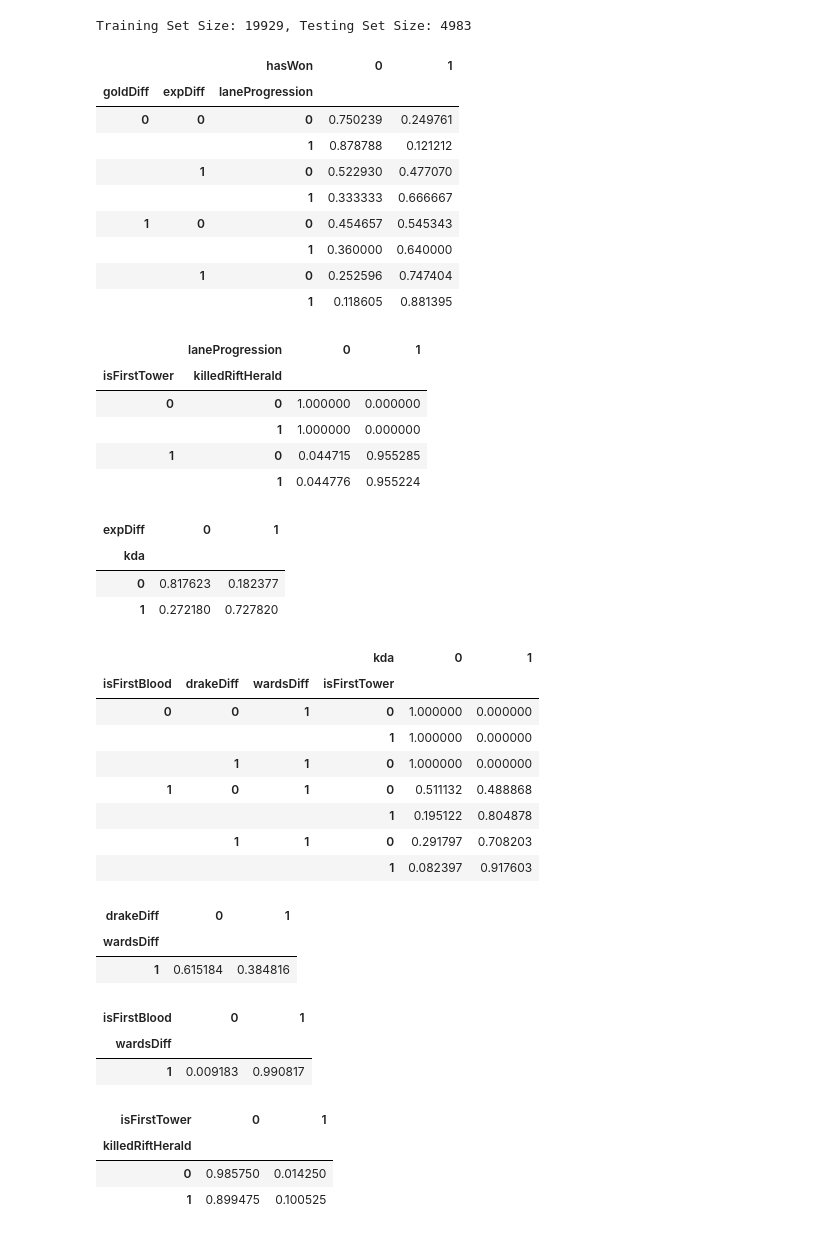
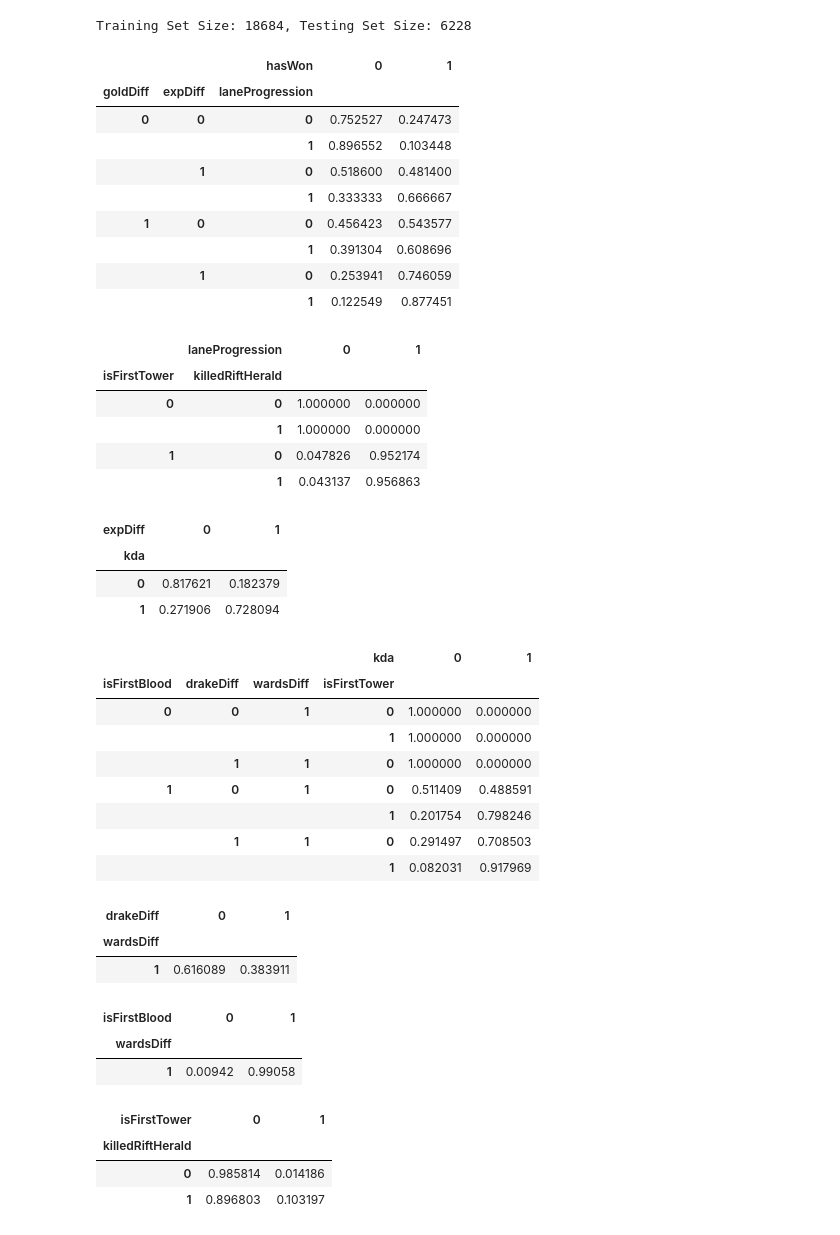
Before and after one commit to katulevskiy/LoLPredictions, a Jupyter notebook: main.ipynb, the cells around one changed output. Cells and saved outputs as stored; diff of their text form; code cells hidden in the pictures.

```diff
--- a/main.ipynb
+++ b/main.ipynb
@@ -107,72 +107,72 @@ plt.show()
 # %%
 #DATA SPLITTING AND CPTS
 target = 'hasWon'
-train_data, test_data = train_test_split(df_bn, test_size=0.2, random_state=42)
+train_data, test_data = train_test_split(df_bn, test_size=0.25, random_state=42)
 print(f"Training Set Size: {len(train_data)}, Testing Set Size: {len(test_data)}")
 
 # Calculating CPTs using Maximum Likelihood Estimation(MLE)
 P_hasWon_given_gd_ed_lp = train_data.groupby(['goldDiff', 'expDiff', 'laneProgression'])['hasWon'].value_counts(normalize=True).unstack().fillna(0)
 P_lp_given_ft_rh = train_data.groupby(['isFirstTower', 'killedRiftHerald'])['laneProgression'].value_counts(normalize=True).unstack().fillna(0)
 P_gd_given_k = train_data.groupby('kda')['goldDiff'].value_counts(normalize=True).unstack().fillna(0)
 P_ed_given_k = train_data.groupby('kda')['expDiff'].value_counts(normalize=True).unstack().fillna(0)
 P_k_given_fb_dd_wd_ft = train_data.groupby(['isFirstBlood', 'drakeDiff', 'wardsDiff', 'isFirstTower'])['kda'].value_counts(normalize=True).unstack().fillna(0)
 P_dd_given_wd = train_data.groupby('wardsDiff')['drakeDiff'].value_counts(normalize=True).unstack().fillna(0)
 P_fb_given_wd = train_data.groupby('wardsDiff')['isFirstBlood'].value_counts(normalize=True).unstack().fillna(0)
 P_ft_given_rh = train_data.groupby('killedRiftHerald')['isFirstTower'].value_counts(normalize=True).unstack().fillna(0)
 
 # Compute marginal probabilities for nodes without parents
 P_wd = train_data['wardsDiff'].value_counts(normalize=True).to_dict()
 P_rh = train_data['killedRiftHerald'].value_counts(normalize=True).to_dict()
 
 # DATA VISUALIZING
 display(P_hasWon_given_gd_ed_lp)
 display(P_lp_given_ft_rh)
 display(P_ed_given_k)
 display(P_k_given_fb_dd_wd_ft)
 display(P_dd_given_wd)
 display(P_fb_given_wd)
 display(P_ft_given_rh)
 display(P_wd)
 display(P_rh)
 # %% [output]
-Training Set Size: 19929, Testing Set Size: 4983
+Training Set Size: 18684, Testing Set Size: 6228
 |  |  | hasWon | 0 | 1 |
 | goldDiff | expDiff | laneProgression |  |  |
-| 0 | 0 | 0 | 0.750239 | 0.249761 |
-|  |  | 1 | 0.878788 | 0.121212 |
-|  | 1 | 0 | 0.522930 | 0.477070 |
+| 0 | 0 | 0 | 0.752527 | 0.247473 |
+|  |  | 1 | 0.896552 | 0.103448 |
+|  | 1 | 0 | 0.518600 | 0.481400 |
 |  |  | 1 | 0.333333 | 0.666667 |
-| 1 | 0 | 0 | 0.454657 | 0.545343 |
-|  |  | 1 | 0.360000 | 0.640000 |
-|  | 1 | 0 | 0.252596 | 0.747404 |
-|  |  | 1 | 0.118605 | 0.881395 |
+| 1 | 0 | 0 | 0.456423 | 0.543577 |
+|  |  | 1 | 0.391304 | 0.608696 |
+|  | 1 | 0 | 0.253941 | 0.746059 |
+|  |  | 1 | 0.122549 | 0.877451 |
 |  | laneProgression | 0 | 1 |
 | isFirstTower | killedRiftHerald |  |  |
 | 0 | 0 | 1.000000 | 0.000000 |
 |  | 1 | 1.000000 | 0.000000 |
-| 1 | 0 | 0.044715 | 0.955285 |
-|  | 1 | 0.044776 | 0.955224 |
+| 1 | 0 | 0.047826 | 0.952174 |
+|  | 1 | 0.043137 | 0.956863 |
 | expDiff | 0 | 1 |
 | kda |  |  |
-| 0 | 0.817623 | 0.182377 |
-| 1 | 0.272180 | 0.727820 |
+| 0 | 0.817621 | 0.182379 |
+| 1 | 0.271906 | 0.728094 |
 |  |  |  | kda | 0 | 1 |
 | isFirstBlood | drakeDiff | wardsDiff | isFirstTower |  |  |
 | 0 | 0 | 1 | 0 | 1.000000 | 0.000000 |
 |  |  |  | 1 | 1.000000 | 0.000000 |
 |  | 1 | 1 | 0 | 1.000000 | 0.000000 |
-| 1 | 0 | 1 | 0 | 0.511132 | 0.488868 |
-|  |  |  | 1 | 0.195122 | 0.804878 |
-|  | 1 | 1 | 0 | 0.291797 | 0.708203 |
-|  |  |  | 1 | 0.082397 | 0.917603 |
+| 1 | 0 | 1 | 0 | 0.511409 | 0.488591 |
+|  |  |  | 1 | 0.201754 | 0.798246 |
+|  | 1 | 1 | 0 | 0.291497 | 0.708503 |
+|  |  |  | 1 | 0.082031 | 0.917969 |
 | drakeDiff | 0 | 1 |
 | wardsDiff |  |  |
-| 1 | 0.615184 | 0.384816 |
+| 1 | 0.616089 | 0.383911 |
 | isFirstBlood | 0 | 1 |
 | wardsDiff |  |  |
-| 1 | 0.009183 | 0.990817 |
+| 1 | 0.00942 | 0.99058 |
 | isFirstTower | 0 | 1 |
 | killedRiftHerald |  |  |
-| 0 | 0.985750 | 0.014250 |
-| 1 | 0.899475 | 0.100525 |
+| 0 | 0.985814 | 0.014186 |
+| 1 | 0.896803 | 0.103197 |
 {1: 1.0}
```
Also changed, not shown: parts of 3 cells of this notebook.
